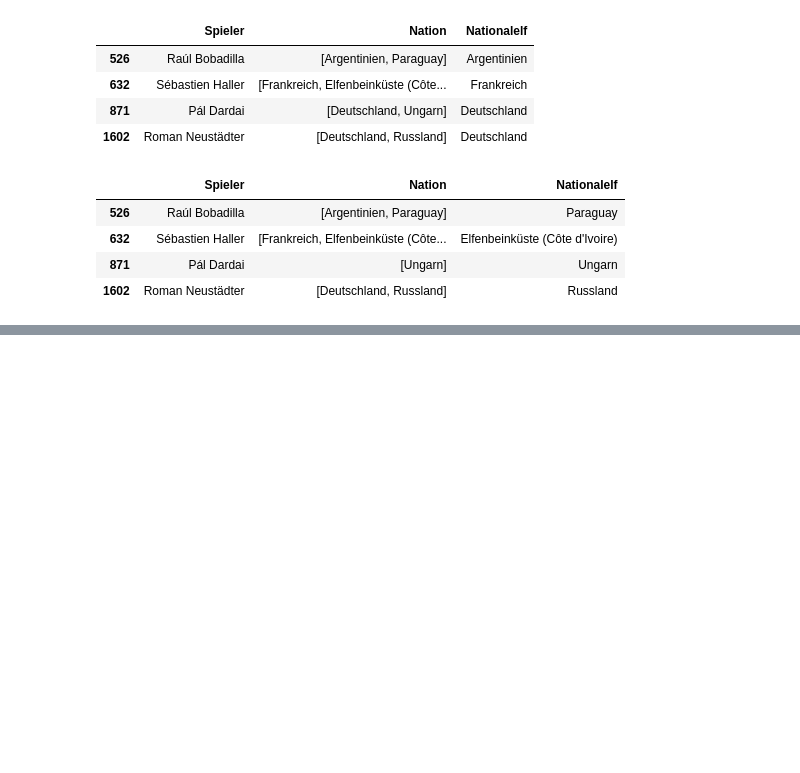
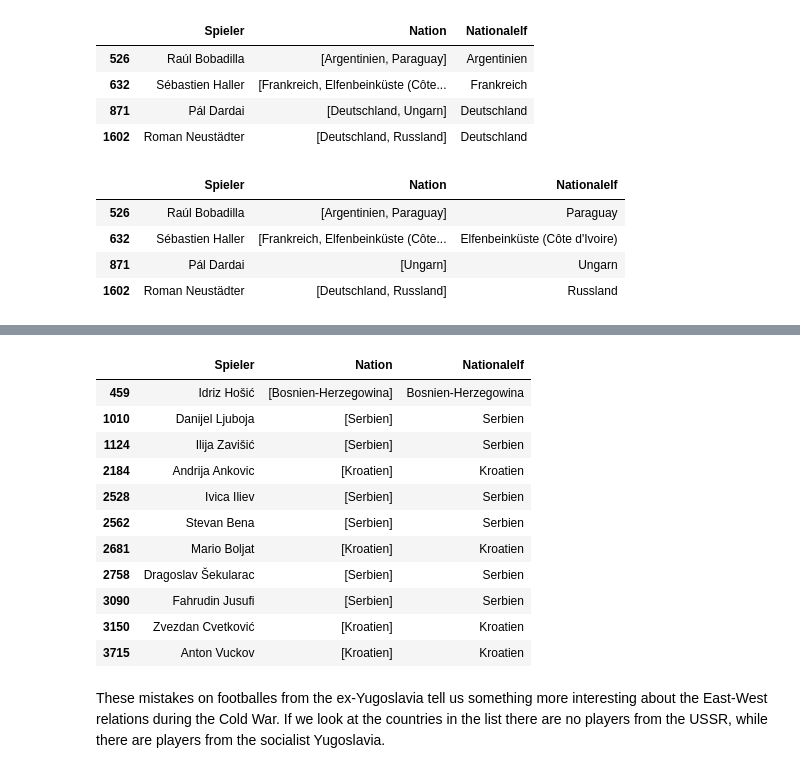
Before and after one commit to LuisGiraldo86/BuLi_scorers, a Jupyter notebook: buli_scorers/exploringSpielerData.ipynb, the cells around one changed output, grey strips where cells are left out. Cells and saved outputs as stored; diff of their text form; code cells hidden in the pictures; blank space fills up the shorter version.

Commit message:
updated info of ex-yugoslavian players

```diff
--- a/buli_scorers/exploringSpielerData.ipynb
+++ b/buli_scorers/exploringSpielerData.ipynb
@@ -210,2 +213,29 @@ df_spielers[mask_wrongs]
+# %%
+ex_jugoslawien = ['Bosnien-Herzegowina', 'Serbien', 'Serbien', 'Kroatien', 'Serbien', 'Serbien',
+                  'Kroatien', 'Serbien', 'Serbien', 'Kroatien', 'Kroatien']
+ex_jugoslawien_pos = [k for k in range(len(mask_jugoslawien)) if mask_jugoslawien[k]]
+
+counter=0
+for pos in ex_jugoslawien_pos:
+    df_spielers.iloc[pos, 1] = [ex_jugoslawien[counter]]
+    df_spielers.iloc[pos, 2] = ex_jugoslawien[counter]
+    counter+=1
+# %%
+df_spielers[mask_jugoslawien]
+# %% [output]
+|  | Spieler | Nation | Nationalelf |
+| 459 | Idriz Hošić | [Bosnien-Herzegowina] | Bosnien-Herzegowina |
+| 1010 | Danijel Ljuboja | [Serbien] | Serbien |
+| 1124 | Ilija Zavišić | [Serbien] | Serbien |
+| 2184 | Andrija Ankovic | [Kroatien] | Kroatien |
+| 2528 | Ivica Iliev | [Serbien] | Serbien |
+| 2562 | Stevan Bena | [Serbien] | Serbien |
+| 2681 | Mario Boljat | [Kroatien] | Kroatien |
+| 2758 | Dragoslav Šekularac | [Serbien] | Serbien |
+| 3090 | Fahrudin Jusufi | [Serbien] | Serbien |
+| 3150 | Zvezdan Cvetković | [Kroatien] | Kroatien |
+| 3715 | Anton Vuckov | [Kroatien] | Kroatien |
+# %% [markdown]
+These mistakes on footballes from the ex-Yugoslavia tell us something more interesting about the East-West relations during the Cold War. If we look at the countries in the list there are no players from the USSR, while there are players from the socialist Yugoslavia.
 # %%
 df_spielers.to_csv('/mnt/287A29DF7A29AA90/PythonProjects/projects_repo/BuLi_scorers/data/spielers_fixed.csv')
```
Also changed, not shown: parts of 4 cells of this notebook.
